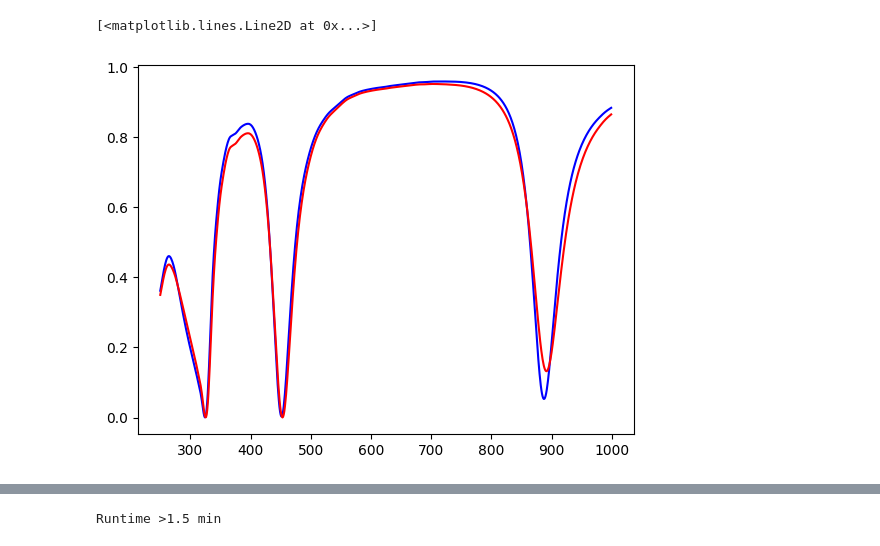
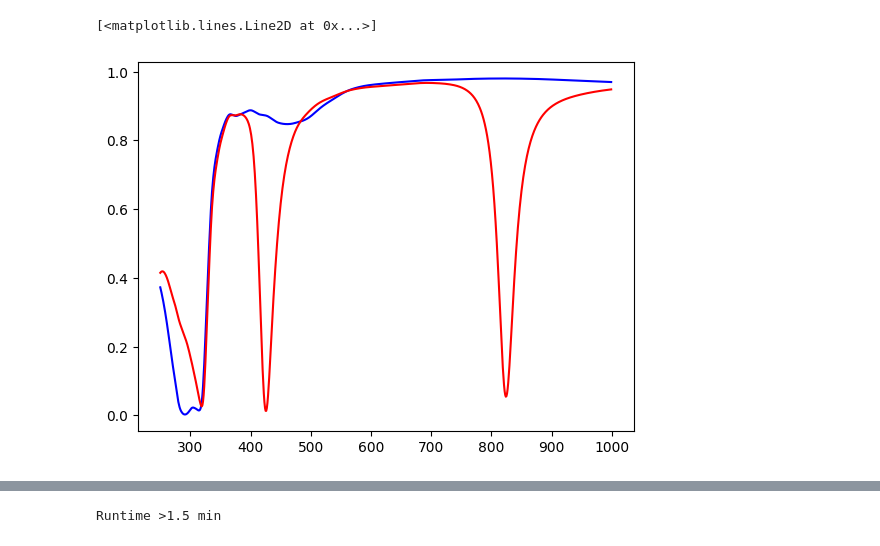
Before and after one commit to Oyofoo/Nanocavity, a Jupyter notebook: TMM_2.ipynb, the cells around one changed output, grey strips where cells are left out. Drawn from its saved outputs; the diff is of its cells as text; code cells hidden in the pictures.

```diff
--- a/TMM_2.ipynb
+++ b/TMM_2.ipynb
@@ -136,7 +136,7 @@ for i in range(len(wl_SiO2)):
     material_nk_data_SiO2[i,0] = complex(wl_SiO2.iloc[i],0)
     material_nk_data_SiO2[i,1] = complex(n_SiO2.iloc[i],k_SiO2.iloc[i])
 # %%
-Al2O3  = pd.read_table("C:\\Users\AdminTechnik\\Documents\\Python\\Al2O3.txt", encoding="utf8")
+Al2O3  = pd.read_table("C:\\Users\AdminTechnik\\Documents\\Python\\Al2O3_filmetrix.txt", encoding="utf8")
 #set values for the wavelengths,n,k of Al2O3
 n_Al2O3=Al2O3.iloc[:,1]
 wl_Al2O3 = Al2O3.iloc[:,0]
@@ -171,8 +171,9 @@ air_n_fn = lambda wavelength : 1
 
 #n_fn_list = [air_n_fn, material_nk_fn,material_nk_fn_Al2O3, material_nk_fn_Al2O3, material_nk_fn_Al2O3, material_nk_fn, material_nk_fn_SiO2,material_nk_fn_Si]
 d_list = [inf,
-          22,
-          80,
+
+          #27,
+          100,
 
           40,
 
@@ -182,7 +183,8 @@ d_list = [inf,
           inf]
 
 n_fn_list = [air_n_fn,
-            material_nk_fn,
+
+            #material_nk_fn,
             material_nk_fn_Al2O3,
 
             material_nk_fn_Al2O3,
@@ -193,8 +195,9 @@ n_fn_list = [air_n_fn,
             air_n_fn]
 
 d_list_Gr = [inf,
-          22,
-          80,
+
+          27,
+          102,
           0.335,
           40,
           0.335,
@@ -204,6 +207,7 @@ d_list_Gr = [inf,
           inf]
 
 n_fn_list_Gr = [air_n_fn,
+
             material_nk_fn,
             material_nk_fn_Al2O3,
             material_nk_fn_Gr,
@@ -219,38 +223,39 @@ T=[]
 R_Gr=[]
 T_Gr=[]
 
 coh_tmm_data=[]
 
 coh_tmm_data_Gr=[]
 #todo. CHECK THE MAX RANGE OF WAVELENGHTS now it is important to give a range inside all the files wavlenghts range
 
 
 lambda_vac_list = arange(250,1000)
 num_layers = len(n_fn_list)
 num_layers_Gr = len(n_fn_list_Gr)
 #Incidence angle
 th_0=0
 for lam_vac in lambda_vac_list:
     # For normal incidence, s and p polarizations are identical.
     n_list = [n_fn_list[i](lam_vac) for i in range(num_layers)]
-    R.append(coh_tmm('s',n_list, d_list, th_0, lam_vac)['R'])
-    T.append(coh_tmm('s',n_list, d_list, th_0, lam_vac)['T'])
+    R.append(coh_tmm('p',n_list, d_list, th_0, lam_vac)['R'])
+    T.append(coh_tmm('p',n_list, d_list, th_0, lam_vac)['T'])
 
     #coh_tmm calculates data for every wl
     coh_tmm_data.append(coh_tmm('p',n_list,d_list,th_0,lam_vac))
 
 
     n_list_Gr = [n_fn_list_Gr[i](lam_vac) for i in range(num_layers_Gr)]
-    R_Gr.append(coh_tmm('s',n_list_Gr, d_list_Gr, th_0, lam_vac)['R'])
-    T_Gr.append(coh_tmm('s',n_list_Gr, d_list_Gr, th_0, lam_vac)['T'])
+    R_Gr.append(coh_tmm('p',n_list_Gr, d_list_Gr, th_0, lam_vac)['R'])
+    T_Gr.append(coh_tmm('p',n_list_Gr, d_list_Gr, th_0, lam_vac)['T'])
     coh_tmm_data_Gr.append(coh_tmm('p',n_list_Gr,d_list_Gr,th_0,lam_vac))
 
 plt.figure()
 plt.plot(lambda_vac_list,R,'blue')
 plt.plot(lambda_vac_list,R_Gr,'red')
+#plt.xlim(800,900)
 # %% [output]
 [<matplotlib.lines.Line2D at 0x...>]
-[figure, old version]
+[figure, new version]
 # %%
 A = []
 A_Gr = []
```
Also changed, not shown: parts of 6 cells of this notebook.
